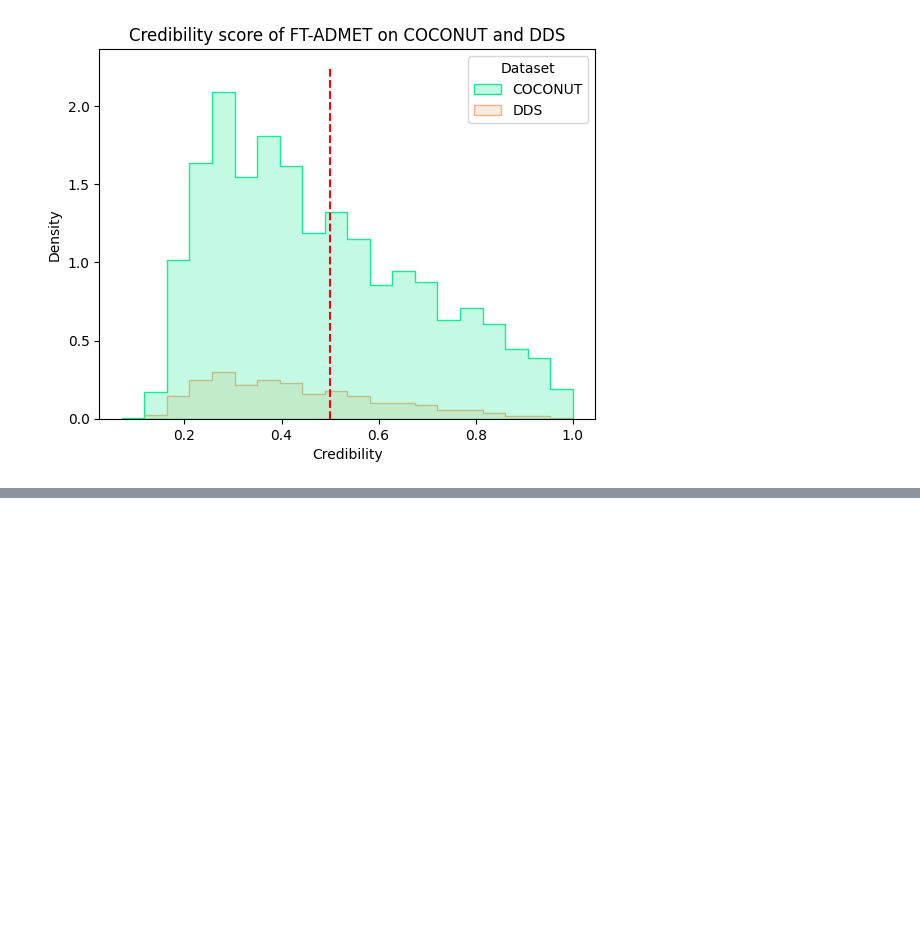
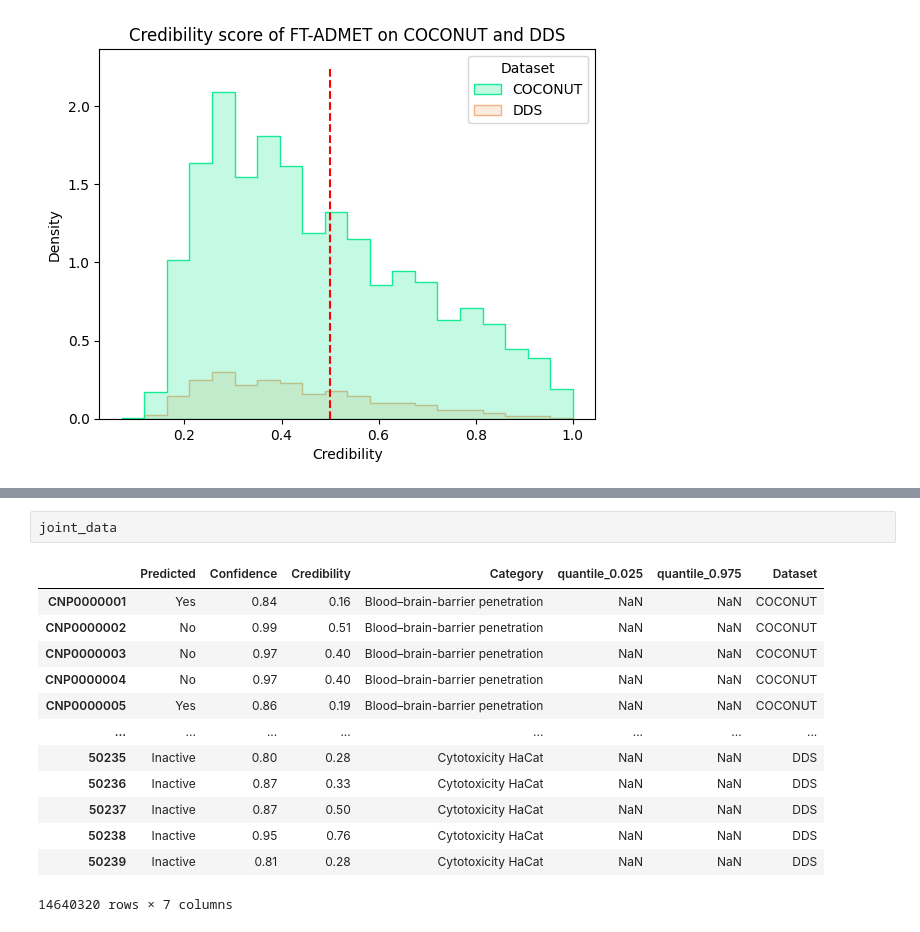
Before and after one commit to enveda/np-clinical-trials, a Jupyter notebook: notebooks/toxicity/fpadmet_credibility_distribution.ipynb, the cells around one changed output, grey strips where cells are left out. Cells and saved outputs as stored; diff of their text form; blank space fills up the shorter version.

```diff
--- a/notebooks/toxicity/fpadmet_credibility_distribution.ipynb
+++ b/notebooks/toxicity/fpadmet_credibility_distribution.ipynb
@@ -168,0 +192,16 @@ plt.savefig("credibility_score.png", format="png", dpi=600)
+# %%
+joint_data
+# %% [output]
+|  | Predicted | Confidence | Credibility | Category | quantile_0.025 | quantile_0.975 | Dataset |
+| CNP0000001 | Yes | 0.84 | 0.16 | Blood–brain-barrier penetration | NaN | NaN | COCONUT |
+| CNP0000002 | No | 0.99 | 0.51 | Blood–brain-barrier penetration | NaN | NaN | COCONUT |
+| CNP0000003 | No | 0.97 | 0.40 | Blood–brain-barrier penetration | NaN | NaN | COCONUT |
+| CNP0000004 | No | 0.97 | 0.40 | Blood–brain-barrier penetration | NaN | NaN | COCONUT |
+| CNP0000005 | Yes | 0.86 | 0.19 | Blood–brain-barrier penetration | NaN | NaN | COCONUT |
+| ... | ... | ... | ... | ... | ... | ... | ... |
+| 50235 | Inactive | 0.80 | 0.28 | Cytotoxicity HaCat | NaN | NaN | DDS |
+| 50236 | Inactive | 0.87 | 0.33 | Cytotoxicity HaCat | NaN | NaN | DDS |
+| 50237 | Inactive | 0.87 | 0.50 | Cytotoxicity HaCat | NaN | NaN | DDS |
+| 50238 | Inactive | 0.95 | 0.76 | Cytotoxicity HaCat | NaN | NaN | DDS |
+| 50239 | Inactive | 0.81 | 0.28 | Cytotoxicity HaCat | NaN | NaN | DDS |
+14640320 rows × 7 columns
```
Also changed, not shown: parts of 3 cells of this notebook.
